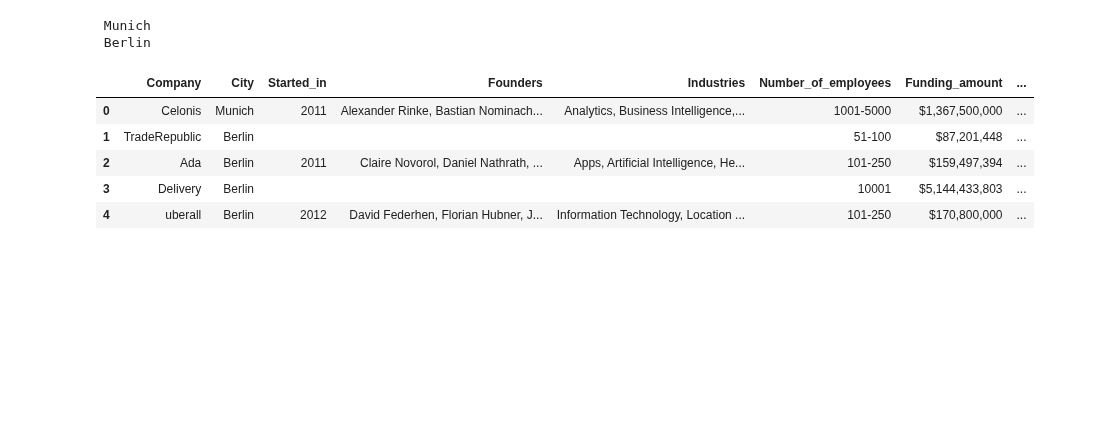
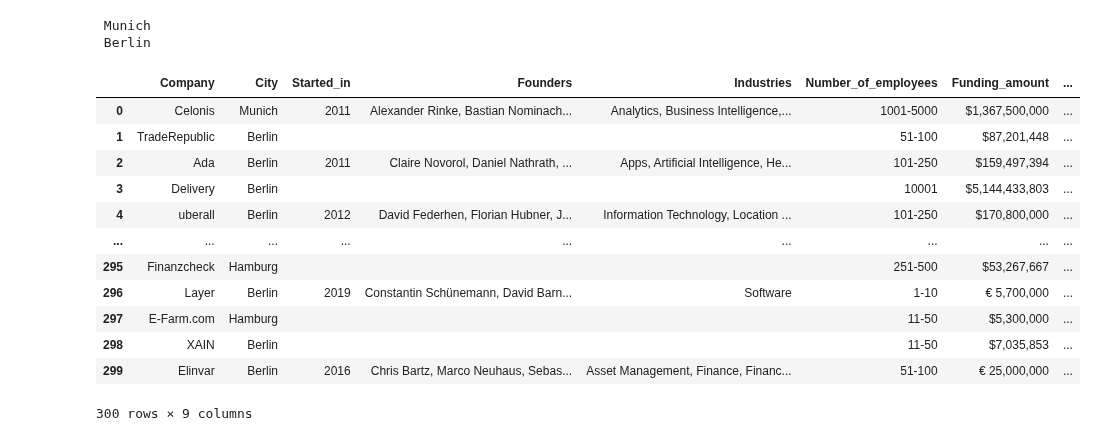
Before and after one commit to mpondkule/startups_in_germany, a Jupyter notebook: src/python_webscrapping.ipynb, the cells around one changed output. Saved outputs shown, nothing was run; the diff lists cells and outputs as text; code cells hidden in the pictures; blank space fills up the shorter version.

```diff
--- a/src/python_webscrapping.ipynb
+++ b/src/python_webscrapping.ipynb
@@ -268,11 +257,18 @@ for i in range(len(soup.findAll('ul',{'role': 'list'}))):
     #print(job_dict)
     df = df.append(job_dict, ignore_index=True)
 # %%
-df.head()
+df
 # %% [output]
 |  | Company | City | Started_in | Founders | Industries | Number_of_employees | Funding_amount | ... |
 | 0 | Celonis | Munich | 2011 | Alexander Rinke, Bastian Nominach... | Analytics, Business Intelligence,... | 1001-5000 | $1,367,500,000 | ... |
 | 1 | TradeRepublic | Berlin |  |  |  | 51-100 | $87,201,448 | ... |
 | 2 | Ada | Berlin | 2011 | Claire Novorol, Daniel Nathrath, ... | Apps, Artificial Intelligence, He... | 101-250 | $159,497,394 | ... |
 | 3 | Delivery | Berlin |  |  |  | 10001 | $5,144,433,803 | ... |
 | 4 | uberall | Berlin | 2012 | David Federhen, Florian Hubner, J... | Information Technology, Location ... | 101-250 | $170,800,000 | ... |
+| ... | ... | ... | ... | ... | ... | ... | ... | ... |
+| 295 | Finanzcheck | Hamburg |  |  |  | 251-500 | $53,267,667 | ... |
+| 296 | Layer | Berlin | 2019 | Constantin Schünemann, David Barn... | Software | 1-10 | € 5,700,000 | ... |
+| 297 | E-Farm.com | Hamburg |  |  |  | 11-50 | $5,300,000 | ... |
+| 298 | XAIN | Berlin |  |  |  | 11-50 | $7,035,853 | ... |
+| 299 | Elinvar | Berlin | 2016 | Chris Bartz, Marco Neuhaus, Sebas... | Asset Management, Finance, Financ... | 51-100 | € 25,000,000 | ... |
+300 rows × 9 columns
```
Also changed, not shown: parts of 7 cells of this notebook.
